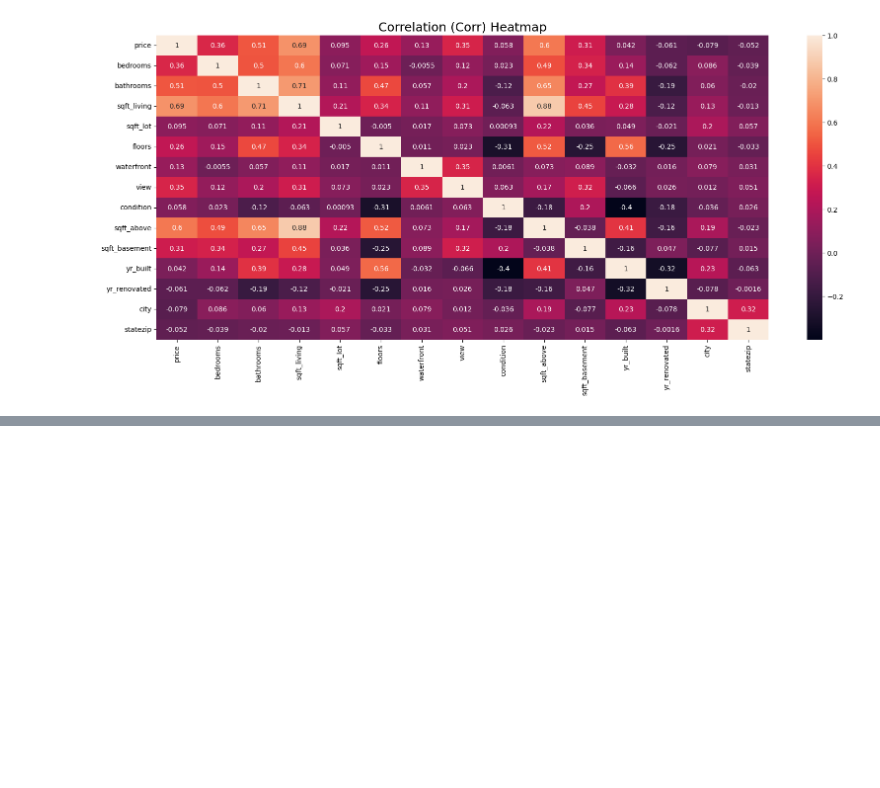
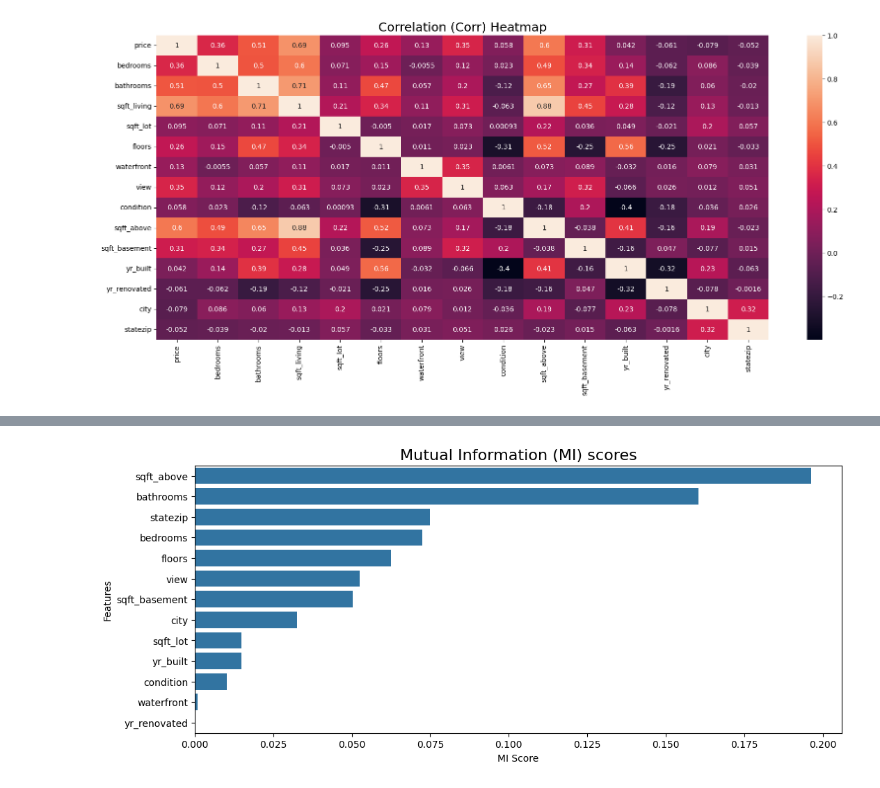
Before and after one commit to MuneefMumthas/CO538-Muneef-22206529, a Jupyter notebook: CO538_CW1_MLProject_Muneef_22206529.ipynb, the cells around one changed output, grey strips where cells are left out. Drawn from its saved outputs; the diff is of its cells as text; code cells hidden in the pictures; blank space fills up the shorter version.

```diff
--- a/CO538_CW1_MLProject_Muneef_22206529.ipynb
+++ b/CO538_CW1_MLProject_Muneef_22206529.ipynb
@@ -453,0 +460,9 @@ plt.show()
+# %%
+X = df.drop('price', axis=1)
+Y = df['price']
+# %%
+from sklearn.feature_selection import mutual_info_regression
+
+mi = mutual_info_regression(X, Y, random_state=10)
+mi_score = pd.Series(mi, index=X.columns).sort_values(ascending=False)
+mi_score
@@ -453,0 +485,9 @@ plt.show()
+# %%
+plt.figure(figsize=(12, 5))
+ax = sns.barplot(y=mi_score.index[1:], x=mi_score[1:])
+ax.set_title('Mutual Information (MI) scores', fontdict={'fontsize': 16})
+ax.set_xlabel('MI Score')
+ax.set_ylabel('Features')
+plt.show()
+# %% [output]
+[figure, added]
```
Also changed, not shown: parts of 26 cells of this notebook.
